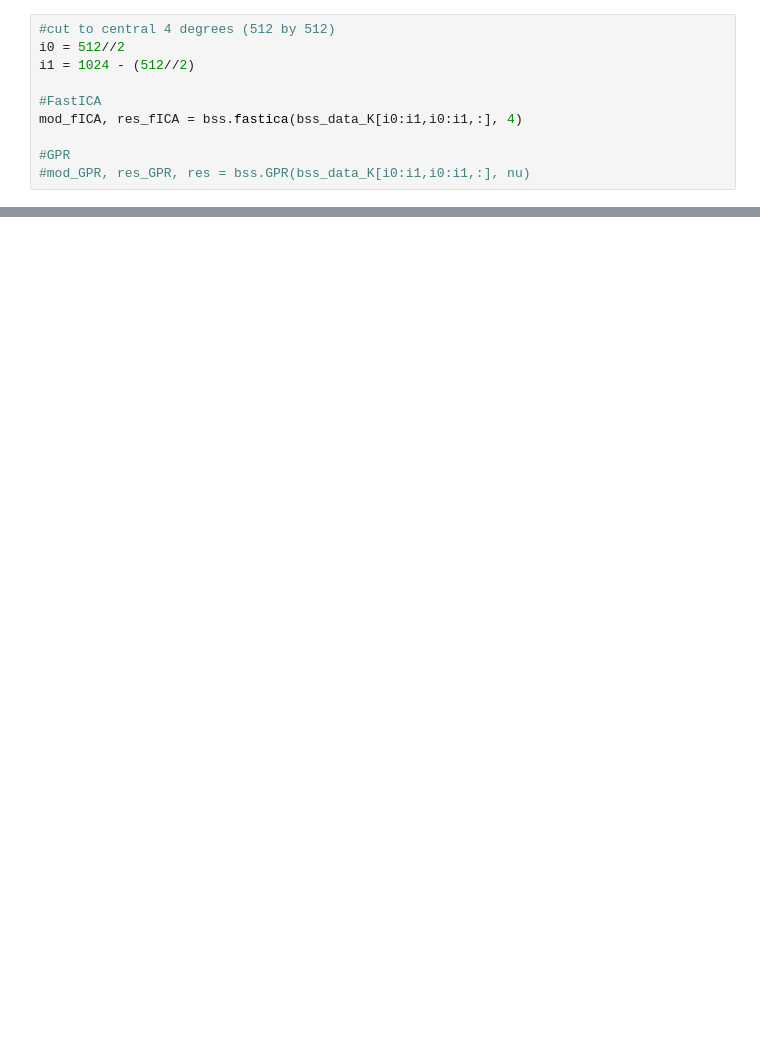
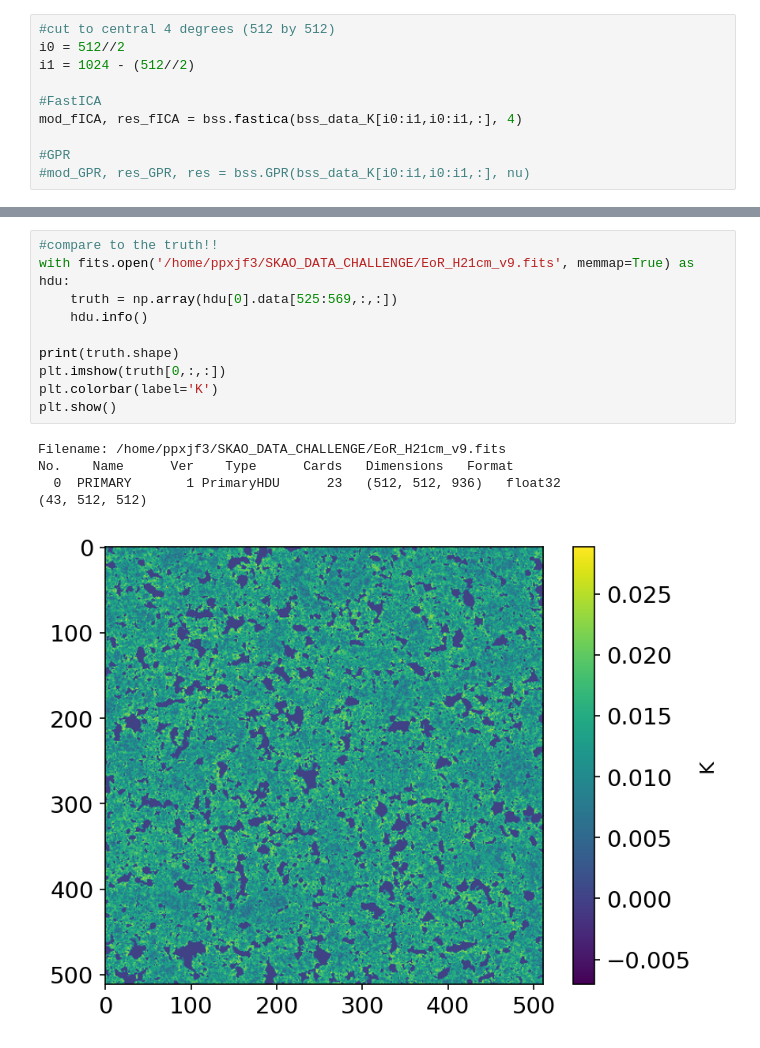
Before and after one commit to jenferon/Foreground_Removal_Pipeline, a Jupyter notebook: Jupyter_notebooks/diffuse_fg_removal.ipynb, the cells around one changed output, grey strips where cells are left out. Saved outputs shown, nothing was run; the diff lists cells and outputs as text; blank space fills up the shorter version.

```diff
--- a/Jupyter_notebooks/diffuse_fg_removal.ipynb
+++ b/Jupyter_notebooks/diffuse_fg_removal.ipynb
@@ -116,0 +153,16 @@ kbins_edges = [kper_edges_skao, kpar_edges_skao] # bin edges
+# %%
+#compare to the truth!!
+with fits.open('/home/ppxjf3/SKAO_DATA_CHALLENGE/EoR_H21cm_v9.fits', memmap=True) as hdu:
+    truth = np.array(hdu[0].data[525:569,:,:])
+    hdu.info()
+
+print(truth.shape)
+plt.imshow(truth[0,:,:])
+plt.colorbar(label='K')
+plt.show()
+# %% [output]
+Filename: /home/ppxjf3/SKAO_DATA_CHALLENGE/EoR_H21cm_v9.fits
+No.    Name      Ver    Type      Cards   Dimensions   Format
+  0  PRIMARY       1 PrimaryHDU      23   (512, 512, 936)   float32
+(43, 512, 512)
+[figure, added]
```
Also changed, not shown: parts of 13 cells of this notebook, 2 other files.
